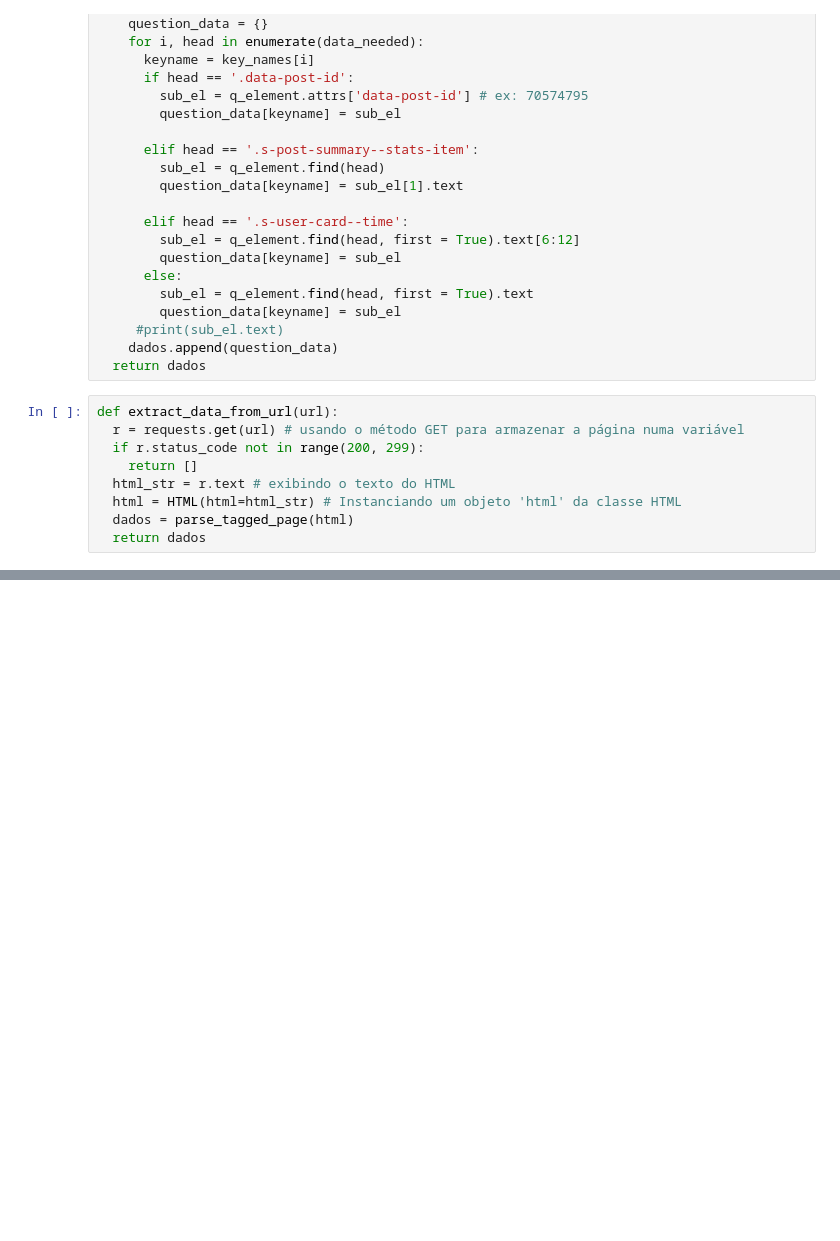
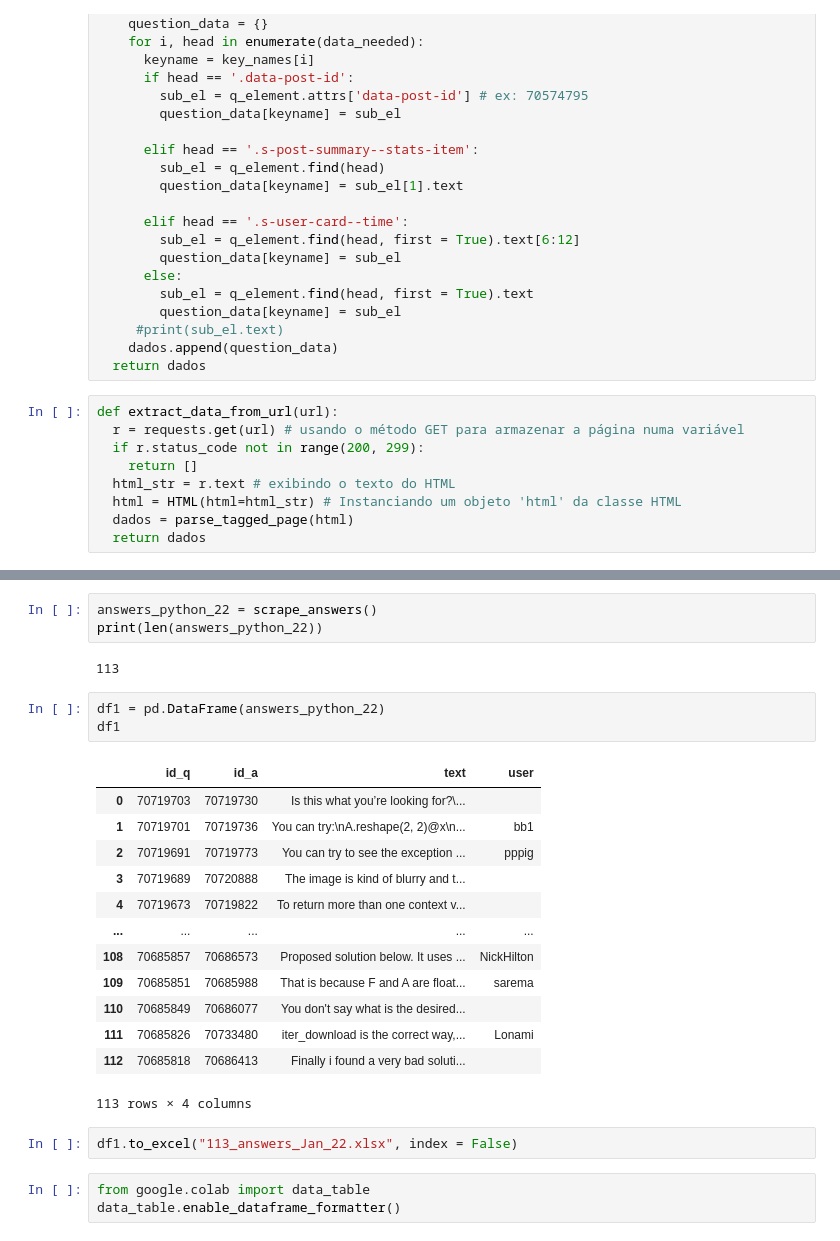
Before and after one commit to edu-sabino/Python-Practices, a Jupyter notebook: Webscraping_Stackoverflow.ipynb, the cells around one changed output, grey strips where cells are left out. Cells and saved outputs as stored; diff of their text form; blank space fills up the shorter version.

Commit message:
Atualizado usando o Colaboratory

```diff
--- a/Webscraping_Stackoverflow.ipynb
+++ b/Webscraping_Stackoverflow.ipynb
@@ -59,3 +148,30 @@ dados_python_22 = scrape_tag()
+# %%
+answers_python_22 = scrape_answers()
+print(len(answers_python_22))
+# %% [output]
+113
+# %%
+df1 = pd.DataFrame(answers_python_22)
+df1
+# %% [output]
+|  | id_q | id_a | text | user |
+| 0 | 70719703 | 70719730 | Is this what you’re looking for?\... |  |
+| 1 | 70719701 | 70719736 | You can try:\nA.reshape(2, 2)@x\n... | bb1 |
+| 2 | 70719691 | 70719773 | You can try to see the exception ... | pppig |
+| 3 | 70719689 | 70720888 | The image is kind of blurry and t... |  |
+| 4 | 70719673 | 70719822 | To return more than one context v... |  |
+| ... | ... | ... | ... | ... |
+| 108 | 70685857 | 70686573 | Proposed solution below. It uses ... | NickHilton |
+| 109 | 70685851 | 70685988 | That is because F and A are float... | sarema |
+| 110 | 70685849 | 70686077 | You don't say what is the desired... |  |
+| 111 | 70685826 | 70733480 | iter_download is the correct way,... | Lonami |
+| 112 | 70685818 | 70686413 | Finally i found a very bad soluti... |  |
+113 rows × 4 columns
+# %%
+df1.to_excel("113_answers_Jan_22.xlsx", index = False)
+# %%
+from google.colab import data_table
+data_table.enable_dataframe_formatter()
 # %%
 df = pd.DataFrame(dados_python_22)
 df
```
Also changed, not shown: parts of 8 cells of this notebook.
